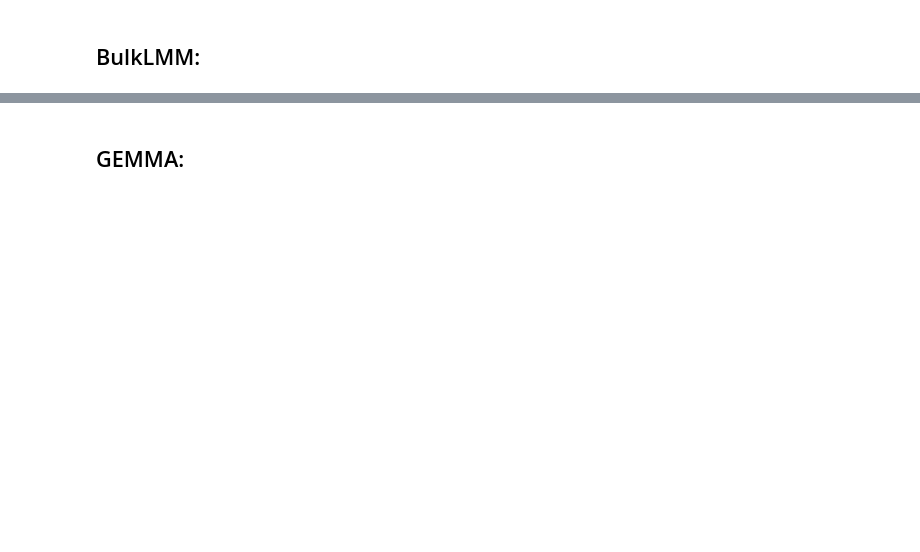
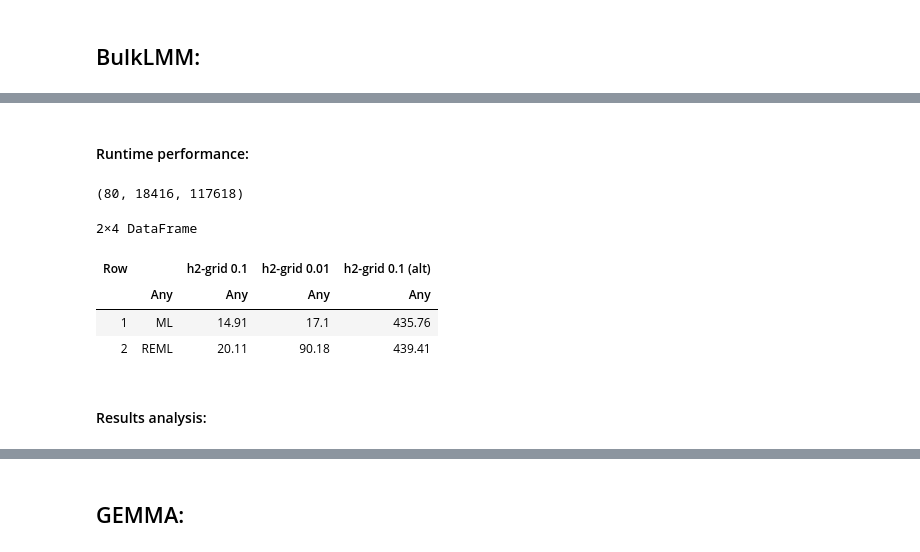
Before and after one commit to learningMalanya/BulkLMM_Analyses, a Jupyter notebook: HS-Palmer/HS-Palmer_analysis.ipynb, the cells around one changed output, grey strips where cells are left out. Drawn from its saved outputs; the diff is of its cells as text; code cells hidden in the pictures; blank space fills up the shorter version.

```diff
--- a/HS-Palmer/HS-Palmer_analysis.ipynb
+++ b/HS-Palmer/HS-Palmer_analysis.ipynb
@@ -251,2 +236,2 @@ t_null_grid20 = @elapsed bulkscan_null_grid_results20 = bulkscan_null_grid(omics
 # %%
-t_null_grid100 = @elapsed bulkscan_null_grid_results100 = bulkscan_null_grid(omics_pheno_processed, omics_geno_processed, omics_kinship, grid_fine; reml = false);
+t_null_grid100_reml = @elapsed bulkscan_null_grid_results100_reml = bulkscan_null_grid(omics_pheno_processed, omics_geno_processed, omics_kinship, grid_fine; reml = true);
@@ -295,3 +237,0 @@ t_null_grid100
-# %%
-# grid_looser = [0.0, 0.10, 0.20, 0.30, 0.40, 0.50, 0.60, 0.70, 0.80, 0.90];
-grid_looser = [0.0, 0.95];
@@ -369,0 +238,4 @@ hcat(bulkscan_alt_grid_results.h2_panel[57047, 1070], bulkscan_null_grid_results
+# %%
+t_alt_grid10_ml = @elapsed bulkscan_alt_grid_results10_ml = bulkscan_alt_grid(omics_pheno_processed, omics_geno_processed, omics_kinship, grid_looser; reml = false);
+# %%
+t_alt_grid10_reml = @elapsed bulkscan_alt_grid_results10_reml = bulkscan_alt_grid(omics_pheno_processed, omics_geno_processed, omics_kinship, grid_looser; reml = true);
@@ -369,0 +244,2 @@ hcat(bulkscan_alt_grid_results.h2_panel[57047, 1070], bulkscan_null_grid_results
+# %% [markdown]
+####  Runtime performance:
@@ -369,0 +248,18 @@ hcat(bulkscan_alt_grid_results.h2_panel[57047, 1070], bulkscan_null_grid_results
+# %%
+(n, m, p)
+# %% [output]
+(80, 18416, 117618)
+# %%
+grid_null_performance = DataFrame(hcat(["ML", "REML"],
+                                  round.([t_null_grid10_ml, t_null_grid10_reml], digits = 2),
+                                  round.([t_null_grid100_ml, t_null_grid100_reml], digits = 2),
+                                  round.([t_alt_grid10_ml, t_alt_grid10_reml], digits = 2)),
+                                  [" ", "h2-grid 0.1", "h2-grid 0.01", "h2-grid 0.1 (alt)"])
+# %% [output]
+2×4 DataFrame
+| Row |  | h2-grid 0.1 | h2-grid 0.01 | h2-grid 0.1 (alt) |
+|  | Any | Any | Any | Any |
+| 1 | ML | 14.91 | 17.1 | 435.76 |
+| 2 | REML | 20.11 | 90.18 | 439.41 |
+# %% [markdown]
+#### Results analysis:
```
Also changed, not shown: parts of 137 cells of this notebook, 3 other files.
